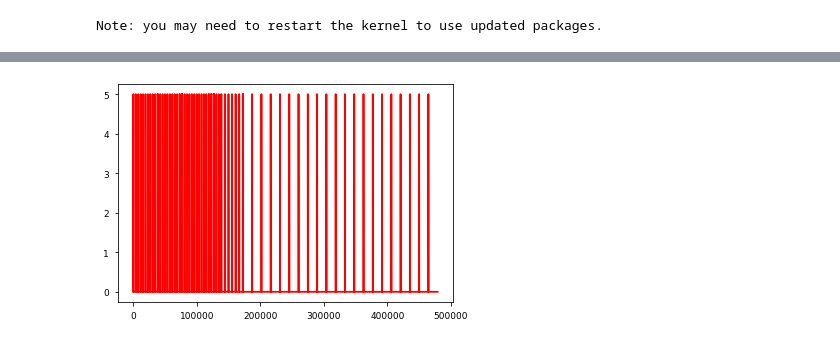
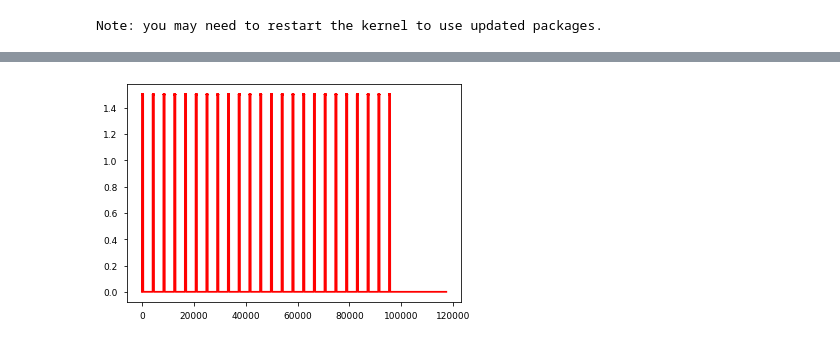
Before and after one commit to DrSOKane/PyBaMM, a Jupyter notebook: examples/notebooks/GITT-experimental.ipynb, the cells around one changed output, grey strips where cells are left out. Saved outputs shown, nothing was run; the diff lists cells and outputs as text; code cells hidden in the pictures.

```diff
--- a/examples/notebooks/GITT-experimental.ipynb
+++ b/examples/notebooks/GITT-experimental.ipynb
@@ -12,18 +12,12 @@ Note: you may need to restart the kernel to use updated packages.
 model = pybamm.lithium_ion.DFN()
 chemistry = pybamm.parameter_sets.Chen2020_plating
 parameter_values = pybamm.ParameterValues(chemistry=chemistry)
-parameter_values.update({"Ambient temperature [K]": 288.15})
 
 # import GITT current from file
 GITT_current = pd.read_csv(
-    "/mnt/c/Users/sok18/Desktop/pybamm_data/GITT_15deg_Niall.csv", comment="#", header=None
+    "/mnt/c/Users/sok18/Desktop/pybamm_data/GITT_25deg_Niall.csv", comment="#", header=None
 ).to_numpy()
 
 # create interpolant
 timescale = parameter_values.evaluate(model.timescale)
-current_interpolant = pybamm.Interpolant(GITT_current[:, 0], -GITT_current[:, 1]/1000, timescale * pybamm.t)
-
-I = current_interpolant.evaluate(t=GITT_current[:,0]/timescale)
-fig, ax = plt.subplots()
-ax.plot(GITT_current[:,0],I)
-plt.show()
+current_interpolant = pybamm.Interpolant(GITT_current[:, 0], -GITT_current[:, 3]/1000, timescale * pybamm.t)
@@ -32,9 +31,9 @@ plt.show()
 # %%
 fig, ax = plt.subplots()
-ax.plot(GITT_current[:,0],-GITT_current[:,1]/1000)
+ax.plot(GITT_current[:,0],-GITT_current[:,3]/1000)
 plt.show()
 # %% [output]
-[figure, old version]
+[figure, new version]
 # %%
 # set current function
 parameter_values["Current function [A]"] = current_interpolant
```
Also changed, not shown: parts of 6 cells of this notebook, 6 other files.
